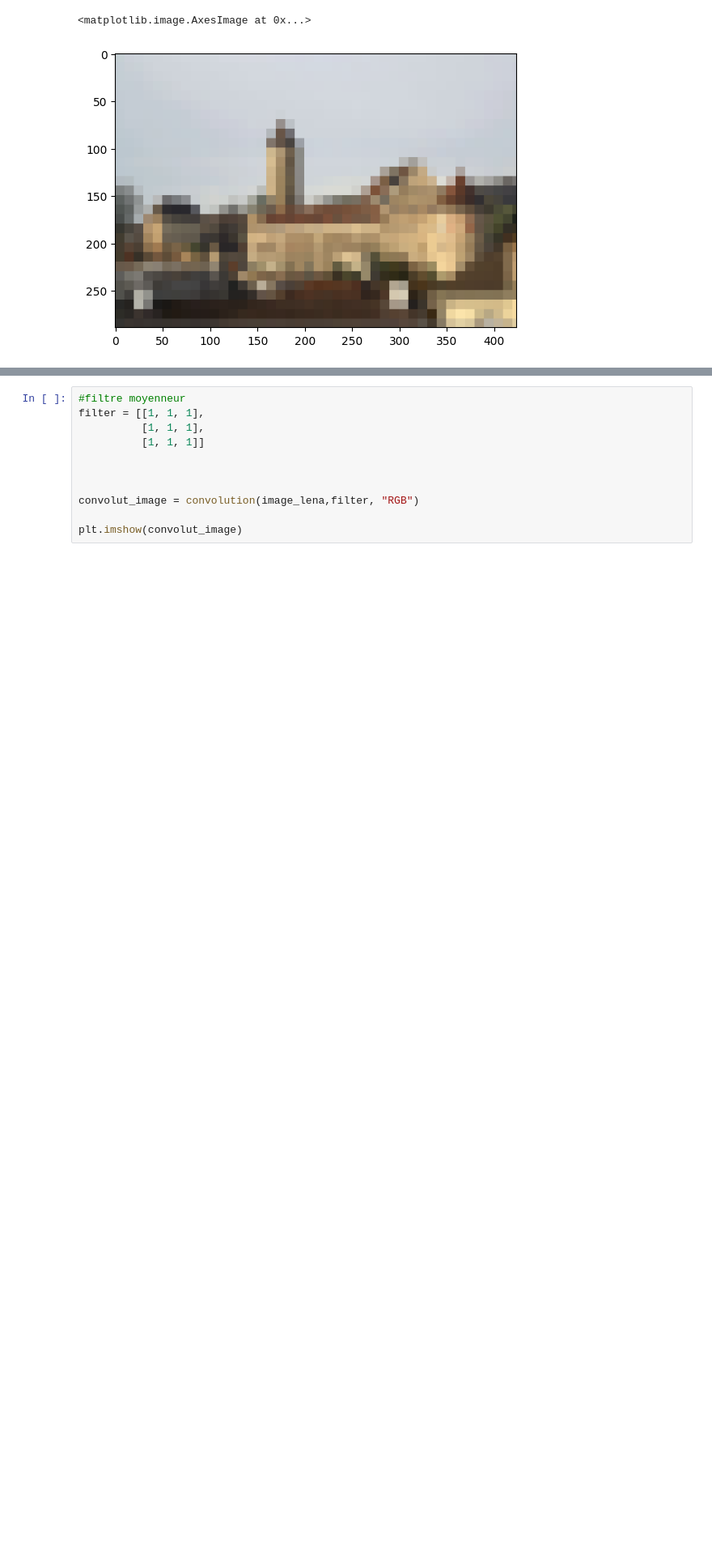
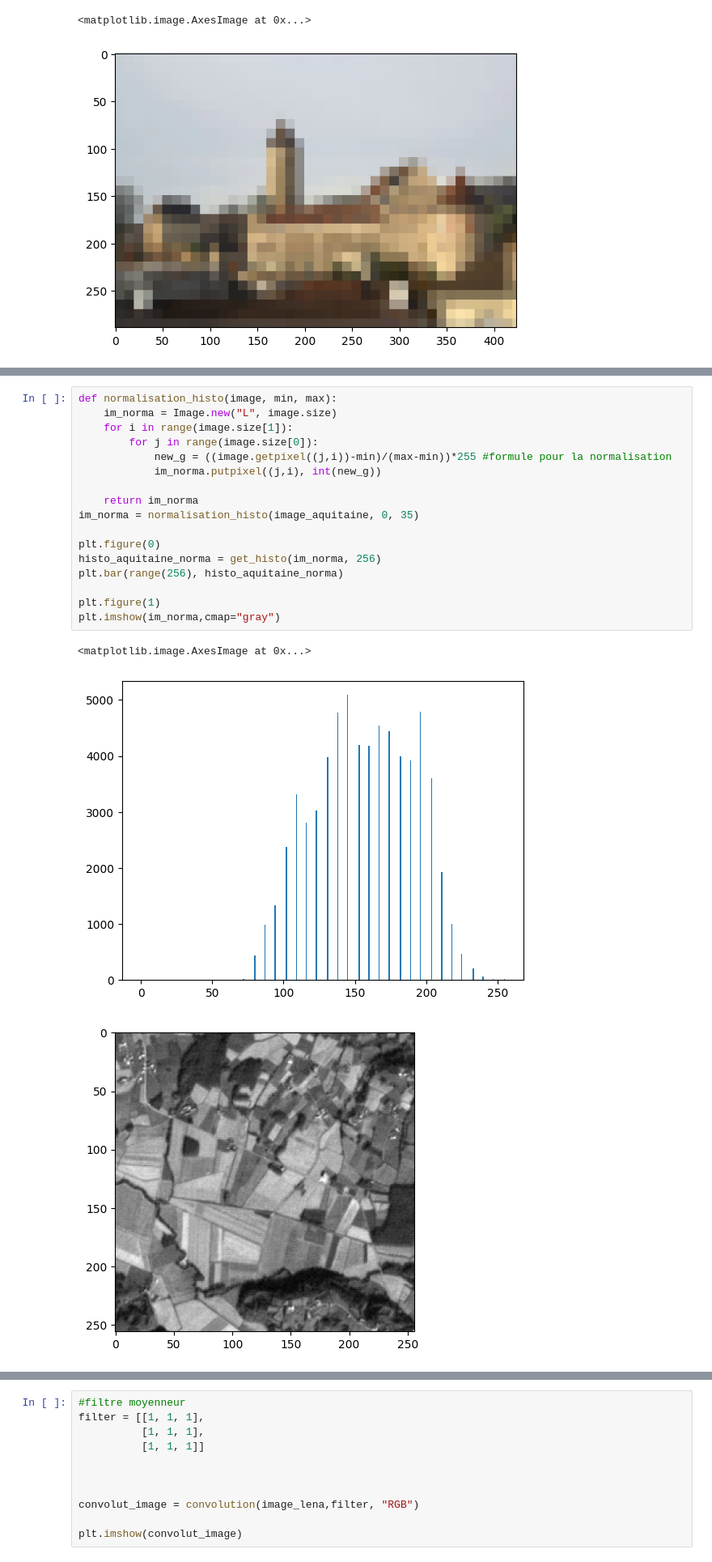
Before and after one commit to JacobAmaury/traitement_image, a Jupyter notebook: TP/TP1/main/TP1.ipynb, the cells around one changed output, grey strips where cells are left out. Shown at 81% size. Saved outputs shown, nothing was run; the diff lists cells and outputs as text; blank space fills up the shorter version.

```diff
--- a/TP/TP1/main/TP1.ipynb
+++ b/TP/TP1/main/TP1.ipynb
@@ -342,0 +380,21 @@ plt.imshow(pixelized_im)
+# %%
+def normalisation_histo(image, min, max):
+    im_norma = Image.new("L", image.size)
+    for i in range(image.size[1]):
+        for j in range(image.size[0]):
+            new_g = ((image.getpixel((j,i))-min)/(max-min))*255 #formule pour la normalisation
+            im_norma.putpixel((j,i), int(new_g))
+
+    return im_norma
+im_norma = normalisation_histo(image_aquitaine, 0, 35)
+
+plt.figure(0)
+histo_aquitaine_norma = get_histo(im_norma, 256)
+plt.bar(range(256), histo_aquitaine_norma)
+
+plt.figure(1)
+plt.imshow(im_norma,cmap="gray")
+# %% [output]
+<matplotlib.image.AxesImage at 0x...>
+[figure, added]
+[figure, added]
```
Also changed, not shown: parts of 22 cells of this notebook.
